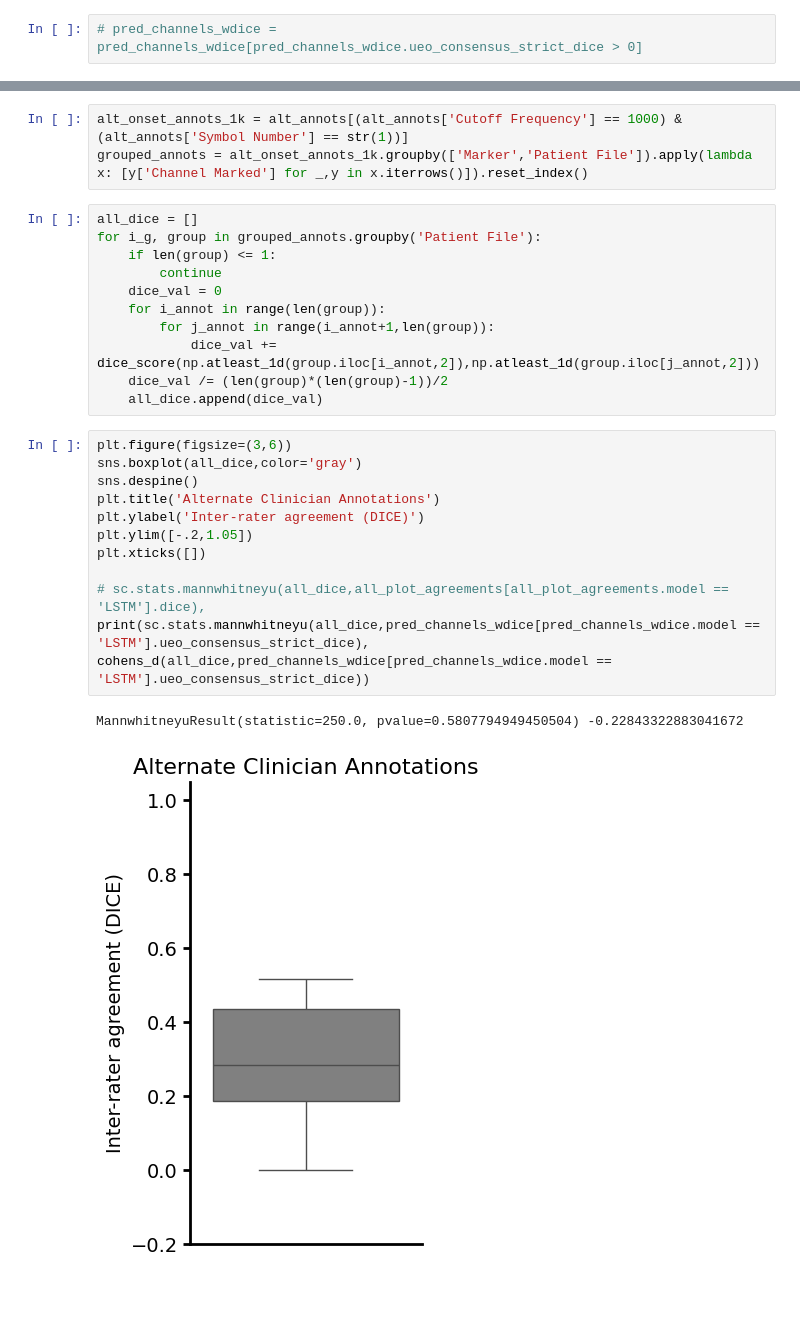
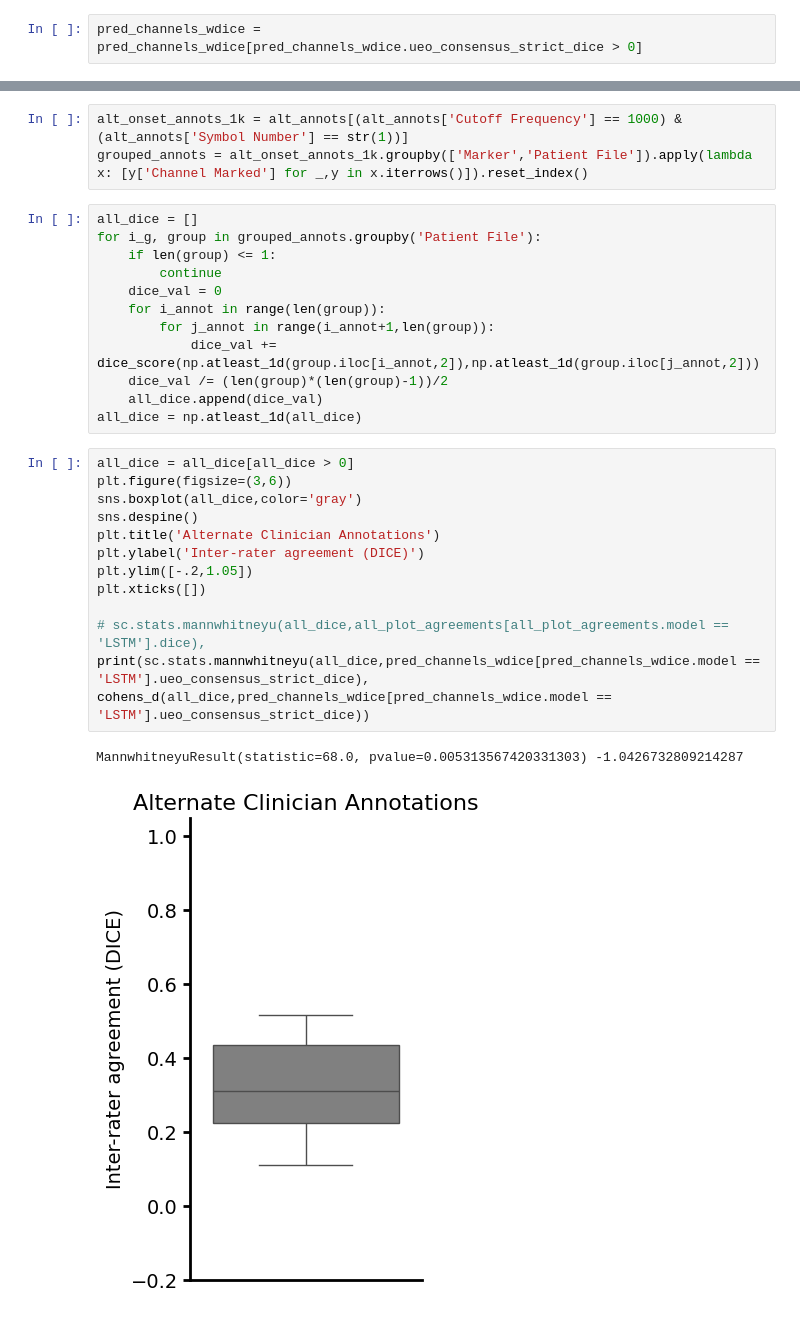
Before and after one commit to wojemann/stim-seizures, a Jupyter notebook: code/tuning_model_thresholds.ipynb, the cells around one changed output, grey strips where cells are left out. Drawn from its saved outputs; the diff is of its cells as text.

Commit message:
removing late channel rejection

```diff
--- a/code/tuning_model_thresholds.ipynb
+++ b/code/tuning_model_thresholds.ipynb
@@ -451,5 +455,5 @@ pred_channels_wkappa = pred_channels_wannots.apply(apply_kappa_score,axis=1)
 # %%
-# pred_channels_wdice = pred_channels_wdice[pred_channels_wdice.ueo_consensus_strict_dice > 0]
+pred_channels_wdice = pred_channels_wdice[pred_channels_wdice.ueo_consensus_strict_dice > 0]
 # %%
 pred_channels_wdice
 # %% [output]
@@ -534,18 +538,20 @@ for i_g, group in grouped_annots.groupby('Patient File'):
             dice_val += dice_score(np.atleast_1d(group.iloc[i_annot,2]),np.atleast_1d(group.iloc[j_annot,2]))
     dice_val /= (len(group)*(len(group)-1))/2
     all_dice.append(dice_val)
+all_dice = np.atleast_1d(all_dice)
 # %%
+all_dice = all_dice[all_dice > 0]
 plt.figure(figsize=(3,6))
 sns.boxplot(all_dice,color='gray')
 sns.despine()
 plt.title('Alternate Clinician Annotations')
 plt.ylabel('Inter-rater agreement (DICE)')
 plt.ylim([-.2,1.05])
 plt.xticks([])
 
 # sc.stats.mannwhitneyu(all_dice,all_plot_agreements[all_plot_agreements.model == 'LSTM'].dice),
 print(sc.stats.mannwhitneyu(all_dice,pred_channels_wdice[pred_channels_wdice.model == 'LSTM'].ueo_consensus_strict_dice),
 cohens_d(all_dice,pred_channels_wdice[pred_channels_wdice.model == 'LSTM'].ueo_consensus_strict_dice))
 # %% [output]
-MannwhitneyuResult(statistic=250.0, pvalue=0.5807794949450504) -0.22843322883041672
+MannwhitneyuResult(statistic=68.0, pvalue=0.005313567420331303) -1.0426732809214287
-[figure, old version]
+[figure, new version]
```
Also changed, not shown: parts of 8 cells of this notebook, 2 other files.
